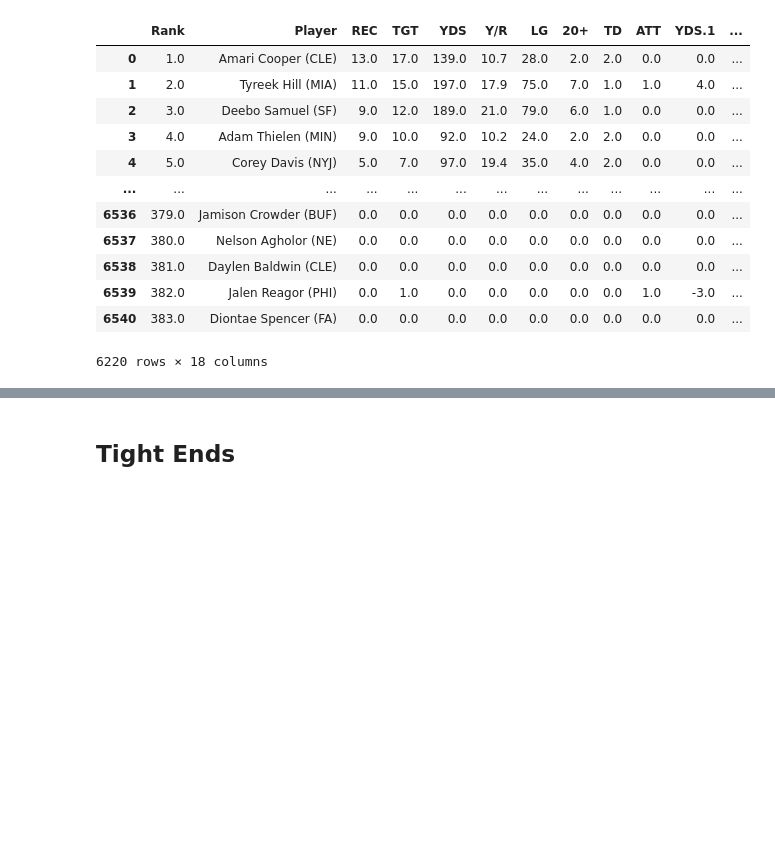
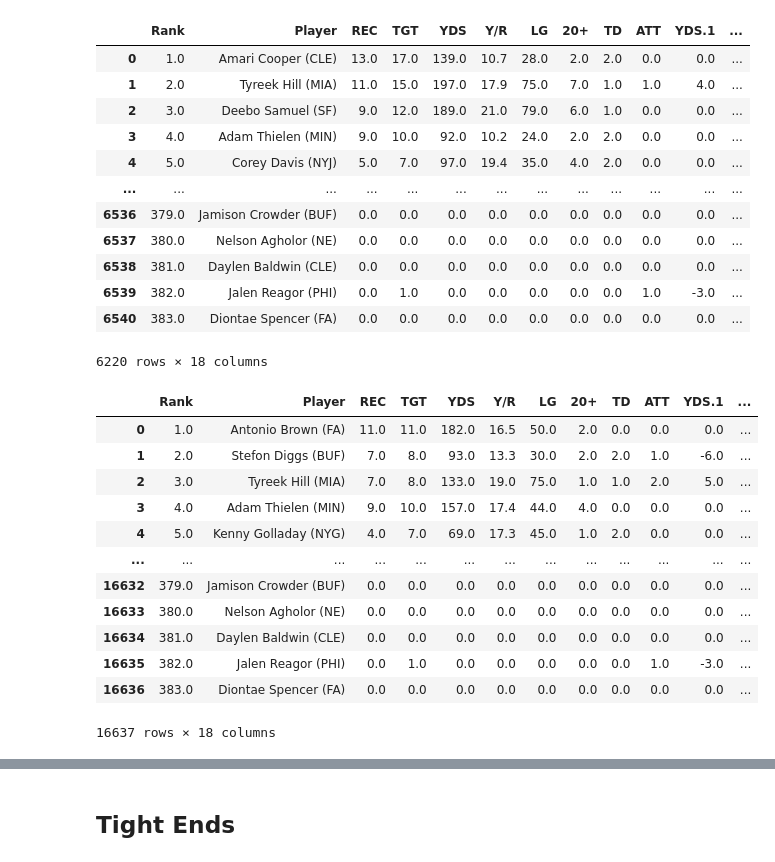
Before and after one commit to meljoy1099/fantasy-football-draft-analysis, a Jupyter notebook: Format FP Data for Time Series.ipynb, the cells around one changed output, grey strips where cells are left out. Cells and saved outputs as stored; diff of their text form; code cells hidden in the pictures; blank space fills up the shorter version.

```diff
--- a/Format FP Data for Time Series.ipynb
+++ b/Format FP Data for Time Series.ipynb
@@ -798,7 +929,7 @@ wr_2021_list[12]['Date'] = pd.to_datetime('12/2/2021')
 wr_2021_list[13]['Date'] = pd.to_datetime('12/9/2021')
 wr_2021_list[14]['Date'] = pd.to_datetime('12/16/2021')
 wr_2021_list[15]['Date'] = pd.to_datetime('12/23/2021')
-wr_2021_list[16]['Date'] = pd.to_datetime('1/2/2021')
+wr_2021_list[16]['Date'] = pd.to_datetime('1/2/2022')
 
 # Merge dataframe with dates
 wr_2021_df = pd.concat(wr_2021_list, axis=0, ignore_index=True).dropna()
@@ -817,3 +948,24 @@ wr_2021_df
 | 6539 | 382.0 | Jalen Reagor (PHI) | 0.0 | 1.0 | 0.0 | 0.0 | 0.0 | 0.0 | 0.0 | 1.0 | -3.0 | ... |
 | 6540 | 383.0 | Diontae Spencer (FA) | 0.0 | 0.0 | 0.0 | 0.0 | 0.0 | 0.0 | 0.0 | 0.0 | 0.0 | ... |
 6220 rows × 18 columns
+# %%
+# Make list of dataframe to merge all 5 year together
+wr_list = [wr_2017_df, wr_2018_df, wr_2019_df, wr_2020_df, wr_2021_df]
+
+# Merge dataframes
+wr_df = pd.concat(wr_list, axis=0, ignore_index=True).dropna()
+wr_df
+# %% [output]
+|  | Rank | Player | REC | TGT | YDS | Y/R | LG | 20+ | TD | ATT | YDS.1 | ... |
+| 0 | 1.0 | Antonio Brown (FA) | 11.0 | 11.0 | 182.0 | 16.5 | 50.0 | 2.0 | 0.0 | 0.0 | 0.0 | ... |
+| 1 | 2.0 | Stefon Diggs (BUF) | 7.0 | 8.0 | 93.0 | 13.3 | 30.0 | 2.0 | 2.0 | 1.0 | -6.0 | ... |
+| 2 | 3.0 | Tyreek Hill (MIA) | 7.0 | 8.0 | 133.0 | 19.0 | 75.0 | 1.0 | 1.0 | 2.0 | 5.0 | ... |
+| 3 | 4.0 | Adam Thielen (MIN) | 9.0 | 10.0 | 157.0 | 17.4 | 44.0 | 4.0 | 0.0 | 0.0 | 0.0 | ... |
+| 4 | 5.0 | Kenny Golladay (NYG) | 4.0 | 7.0 | 69.0 | 17.3 | 45.0 | 1.0 | 2.0 | 0.0 | 0.0 | ... |
+| ... | ... | ... | ... | ... | ... | ... | ... | ... | ... | ... | ... | ... |
+| 16632 | 379.0 | Jamison Crowder (BUF) | 0.0 | 0.0 | 0.0 | 0.0 | 0.0 | 0.0 | 0.0 | 0.0 | 0.0 | ... |
+| 16633 | 380.0 | Nelson Agholor (NE) | 0.0 | 0.0 | 0.0 | 0.0 | 0.0 | 0.0 | 0.0 | 0.0 | 0.0 | ... |
+| 16634 | 381.0 | Daylen Baldwin (CLE) | 0.0 | 0.0 | 0.0 | 0.0 | 0.0 | 0.0 | 0.0 | 0.0 | 0.0 | ... |
+| 16635 | 382.0 | Jalen Reagor (PHI) | 0.0 | 1.0 | 0.0 | 0.0 | 0.0 | 0.0 | 0.0 | 1.0 | -3.0 | ... |
+| 16636 | 383.0 | Diontae Spencer (FA) | 0.0 | 0.0 | 0.0 | 0.0 | 0.0 | 0.0 | 0.0 | 0.0 | 0.0 | ... |
+16637 rows × 18 columns
```
Also changed, not shown: parts of 37 cells of this notebook, 4 other files.
